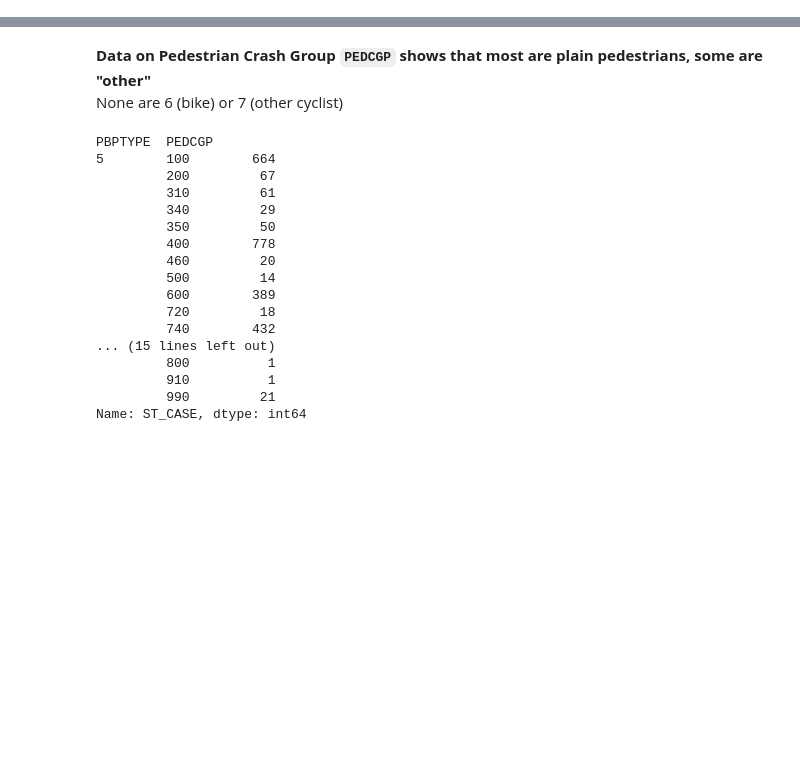
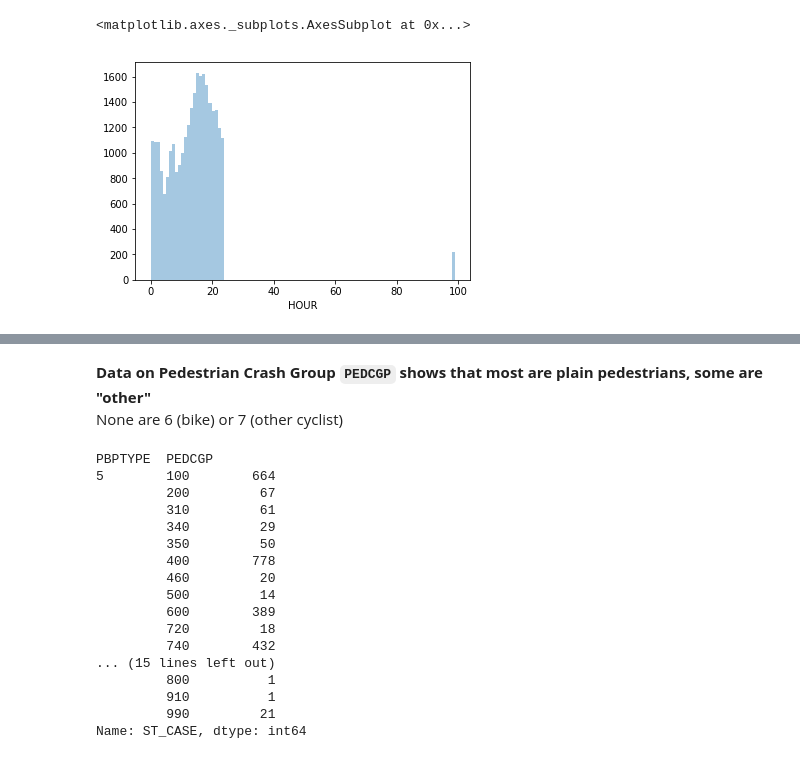
Before and after one commit to kjones5/metis_bootcamp, a Jupyter notebook: Project3_TrafficAccidentData/EDA_trafficfatalities.ipynb, the cells around one changed output, grey strips where cells are left out. Cells and saved outputs as stored; diff of their text form; code cells hidden in the pictures; blank space fills up the shorter version.

```diff
--- a/Project3_TrafficAccidentData/EDA_trafficfatalities.ipynb
+++ b/Project3_TrafficAccidentData/EDA_trafficfatalities.ipynb
@@ -86,0 +697,7 @@ Name: ST_CASE, dtype: int64
+# %%
+# Fatalities only
+df_fatal = df_master[(df_master.INJ_SEV == 4)]
+sns.distplot(df_fatal['HOUR'], kde=False, bins=100)
+# %% [output]
+<matplotlib.axes._subplots.AxesSubplot at 0x...>
+[figure, added]
```
Also changed, not shown: parts of 162 cells of this notebook, 4 other files.
